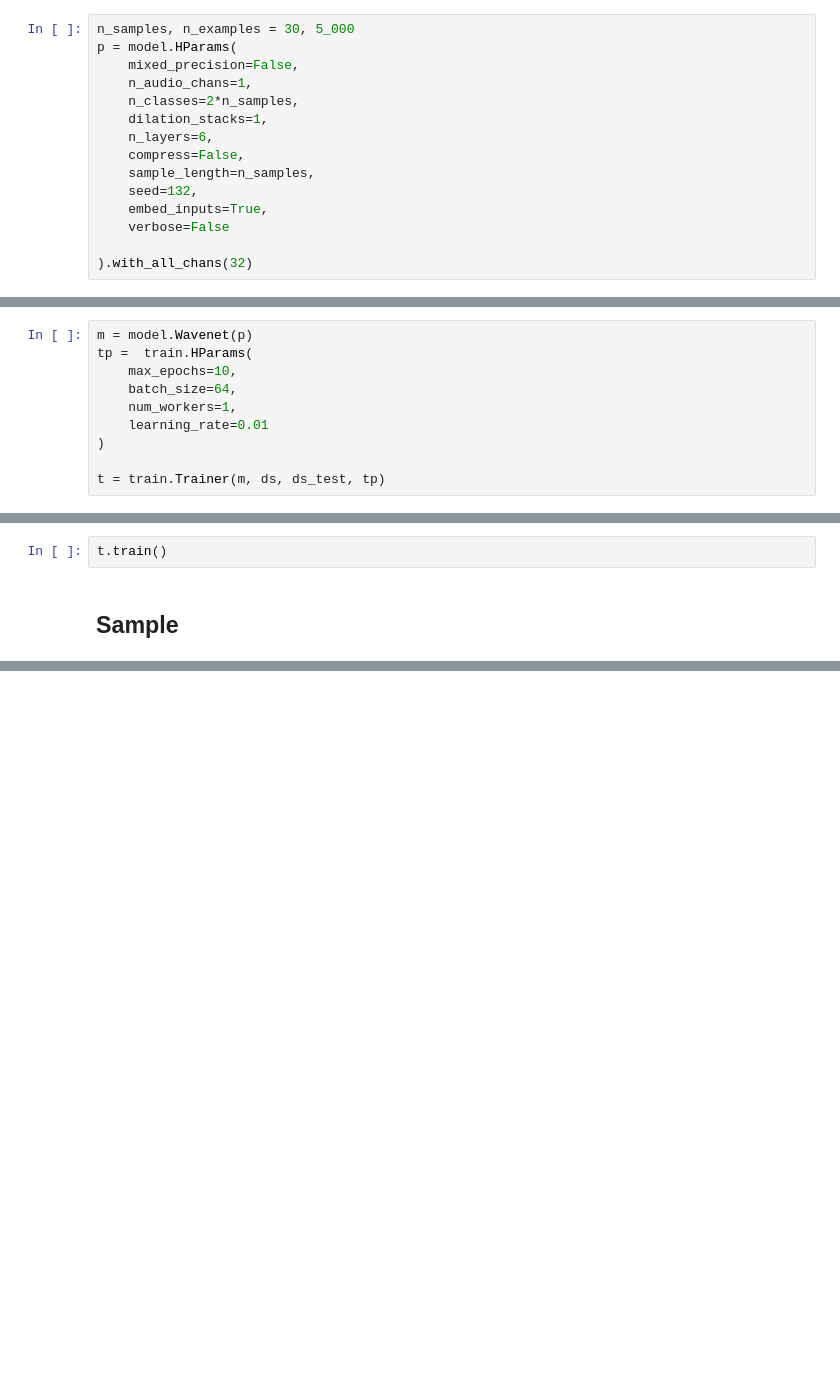
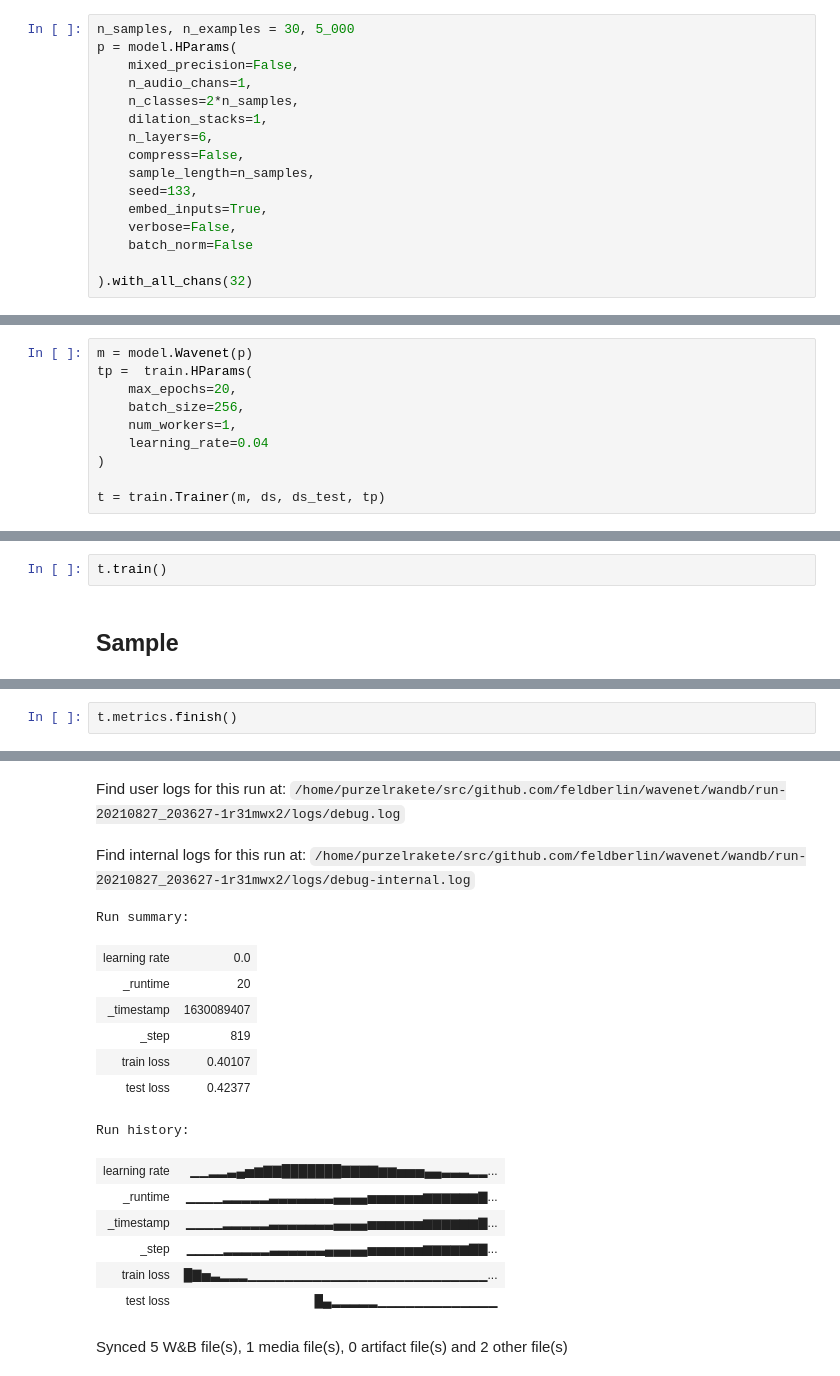
Before and after one commit to feldberlin/wavenet, a Jupyter notebook: notebooks/train.tiny.ipynb, the cells around one changed output, grey strips where cells are left out. Cells and saved outputs as stored; diff of their text form; blank space fills up the shorter version.

Commit message:
feat: Show wandb in local notebook
Have to run live (not dryrun), and then we can see the metrics,
including the test loss.

```diff
--- a/notebooks/train.tiny.ipynb
+++ b/notebooks/train.tiny.ipynb
@@ -36,9 +36,10 @@ p = model.HParams(
     n_layers=6,
     compress=False,
     sample_length=n_samples,
-    seed=132,
+    seed=133,
     embed_inputs=True,
-    verbose=False
+    verbose=False,
+    batch_norm=False
 
 ).with_all_chans(32)
 # %%
@@ -47,10 +48,10 @@ ds, ds_test = datasets.Tiny(n_samples, n_examples), datasets.Tiny(n_samples, n_e
 # %%
 m = model.Wavenet(p)
 tp =  train.HParams(
-    max_epochs=10,
-    batch_size=64,
+    max_epochs=20,
+    batch_size=256,
     num_workers=1,
-    learning_rate=0.01
+    learning_rate=0.04
 )
 
 t = train.Trainer(m, ds, ds_test, tp)
@@ -81,0 +96,3 @@ for f in [sample.fast, sample.simple]:
+# %%
+t.metrics.finish()
+# %% [output]
@@ -81,0 +101,17 @@ for f in [sample.fast, sample.simple]:
+Find user logs for this run at: /home/purzelrakete/src/github.com/feldberlin/wavenet/wandb/run-20210827_203627-1r31mwx2/logs/debug.log
+Find internal logs for this run at: /home/purzelrakete/src/github.com/feldberlin/wavenet/wandb/run-20210827_203627-1r31mwx2/logs/debug-internal.log
+Run summary:
+| learning rate | 0.0 |
+| _runtime | 20 |
+| _timestamp | 1630089407 |
+| _step | 819 |
+| train loss | 0.40107 |
+| test loss | 0.42377 |
+Run history:
+| learning rate | ▁▁▂▂▃▄▅▆▇▇███████▇▇▇▇▆▆▅▅▅▄▄▃▃▃▂▂... |
+| _runtime | ▁▁▁▁▂▂▂▂▂▃▃▃▃▃▃▃▄▄▄▄▅▅▅▅▅▅▆▆▆▆▆▆▇... |
+| _timestamp | ▁▁▁▁▂▂▂▂▂▃▃▃▃▃▃▃▄▄▄▄▅▅▅▅▅▅▆▆▆▆▆▆▇... |
+| _step | ▁▁▁▁▂▂▂▂▂▃▃▃▃▃▃▄▄▄▄▄▅▅▅▅▅▅▆▆▆▆▆▇▇... |
+| train loss | █▇▅▃▂▂▂▁▁▁▁▁▁▁▁▁▁▁▁▁▁▁▁▁▁▁▁▁▁▁▁▁▁... |
+| test loss | █▄▂▂▂▂▂▁▁▁▁▁▁▁▁▁▁▁▁▁ |
+Synced 5 W&B file(s), 1 media file(s), 0 artifact file(s) and 2 other file(s)
```
Also changed, not shown: parts of 5 cells of this notebook, 5 other files.
